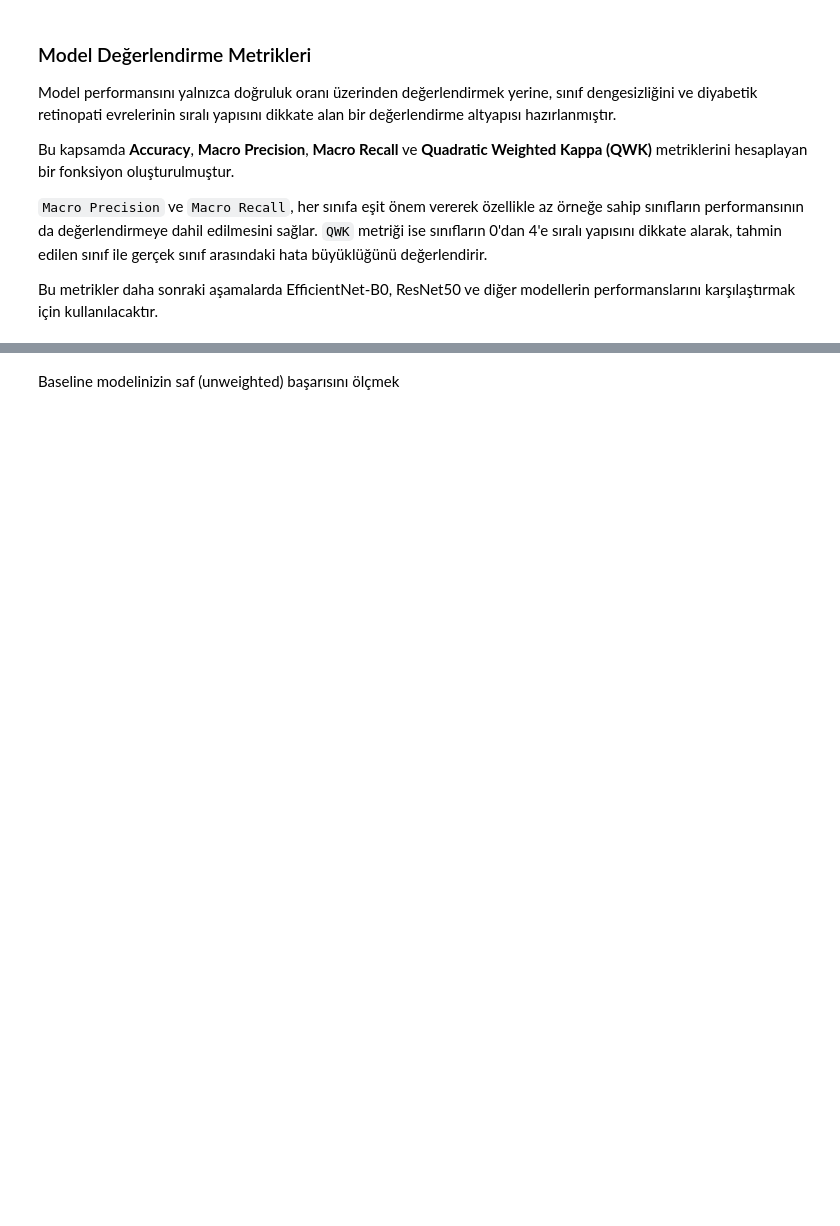
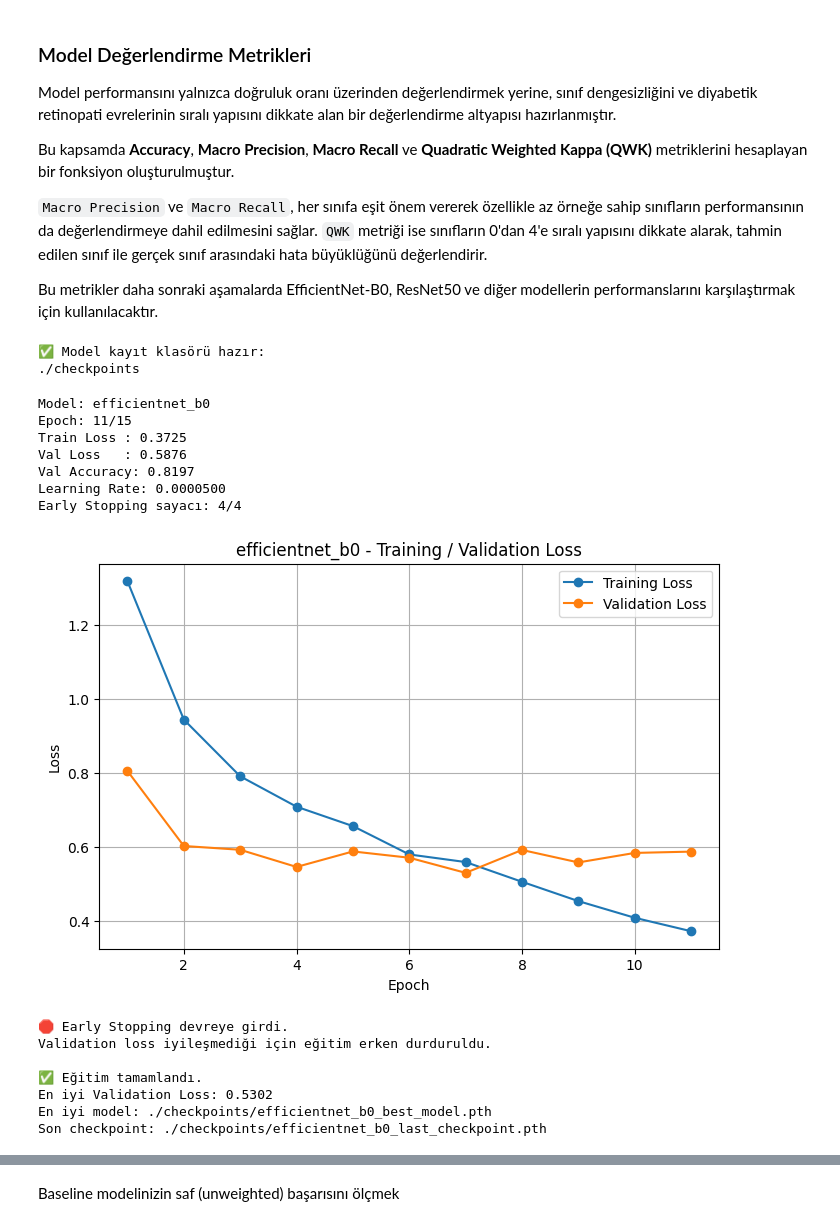
Before and after one commit to ruveydakarakoyun/APTOS-2019, a Jupyter notebook: aptos_2019.ipynb, the cells around one changed output, grey strips where cells are left out. Saved outputs shown, nothing was run; the diff lists cells and outputs as text; code cells hidden in the pictures; blank space fills up the shorter version.

Commit message:
feat: complete model training and evaluation pipeline for BaselineCNN, ResNet50, and EfficientNet with metrics calculation

```diff
--- a/aptos_2019.ipynb
+++ b/aptos_2019.ipynb
@@ -1786,14 +1864,15 @@ Bu kapsamda **Accuracy**, **Macro Precision**, **Macro Recall** ve **Quadratic W
 
 Bu metrikler daha sonraki aşamalarda EfficientNet-B0, ResNet50 ve diğer modellerin performanslarını karşılaştırmak için kullanılacaktır.
 # %%
-from google.colab import drive
 import os
 
-drive.mount("/content/drive")
-
-CHECKPOINT_DIR = "/content/drive/MyDrive/APTOS2019/checkpoints"
+# Bilgisayarınızda projenin olduğu klasörde bir checkpoint dizini oluşturur
+CHECKPOINT_DIR = "./checkpoints"
 
 os.makedirs(CHECKPOINT_DIR, exist_ok=True)
 
 print("✅ Model kayıt klasörü hazır:")
 print(CHECKPOINT_DIR)
+# %% [output]
+✅ Model kayıt klasörü hazır:
+./checkpoints
@@ -2145,16 +2850,32 @@ def train_model(
 # %%
 efficientnet_model, eff_train_losses, eff_val_losses = train_model(
     model=efficientnet_model,
     model_name="efficientnet_b0",
     train_loader=train_loader,
     val_loader=val_loader,
     criterion=criterion,
     device=device,
     num_epochs=15,
     learning_rate=1e-4,
     early_stopping_patience=4,
-    resume=True
+    resume=False
 )
+# %% [output]
+Model: efficientnet_b0
+Epoch: 11/15
+Train Loss : 0.3725
+Val Loss   : 0.5876
+Val Accuracy: 0.8197
+Learning Rate: 0.0000500
+Early Stopping sayacı: 4/4
+[figure, added]
+🛑 Early Stopping devreye girdi.
+Validation loss iyileşmediği için eğitim erken durduruldu.
+
+✅ Eğitim tamamlandı.
+En iyi Validation Loss: 0.5302
+En iyi model: ./checkpoints/efficientnet_b0_best_model.pth
+Son checkpoint: ./checkpoints/efficientnet_b0_last_checkpoint.pth
 # %%
 resnet50_model, resnet_train_losses, resnet_val_losses = train_model(
     model=resnet50_model,
```
Also changed, not shown: parts of 32 cells of this notebook.
